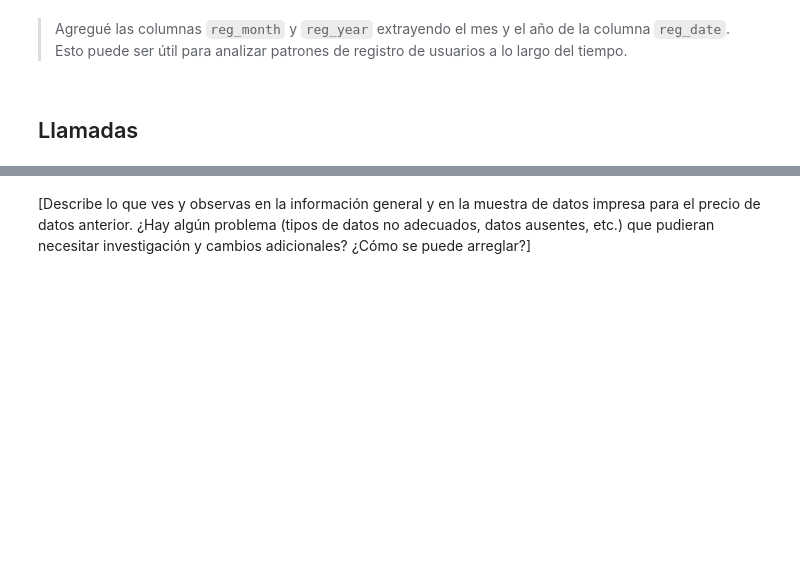
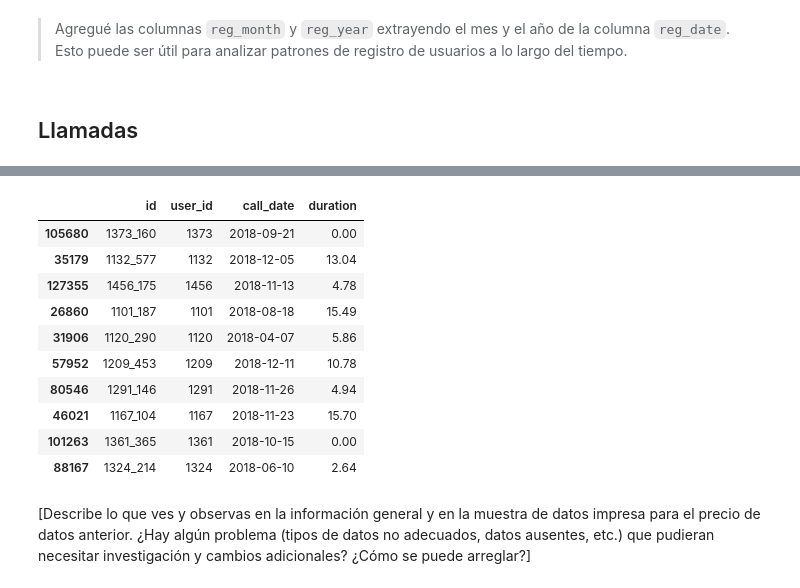
Before and after one commit to Davichobacter/data_science_tt, a Jupyter notebook: notebook.ipynb, the cells around one changed output, grey strips where cells are left out. Drawn from its saved outputs; the diff is of its cells as text; code cells hidden in the pictures; blank space fills up the shorter version.

```diff
--- a/notebook.ipynb
+++ b/notebook.ipynb
@@ -237,4 +251,18 @@ users_df.sample(5)
 # %%
 # Imprime una muestra de datos para las llamadas
+
+calls_df.sample(10)
+# %% [output]
+|  | id | user_id | call_date | duration |
+| 105680 | 1373_160 | 1373 | 2018-09-21 | 0.00 |
+| 35179 | 1132_577 | 1132 | 2018-12-05 | 13.04 |
+| 127355 | 1456_175 | 1456 | 2018-11-13 | 4.78 |
+| 26860 | 1101_187 | 1101 | 2018-08-18 | 15.49 |
+| 31906 | 1120_290 | 1120 | 2018-04-07 | 5.86 |
+| 57952 | 1209_453 | 1209 | 2018-12-11 | 10.78 |
+| 80546 | 1291_146 | 1291 | 2018-11-26 | 4.94 |
+| 46021 | 1167_104 | 1167 | 2018-11-23 | 15.70 |
+| 101263 | 1361_365 | 1361 | 2018-10-15 | 0.00 |
+| 88167 | 1324_214 | 1324 | 2018-06-10 | 2.64 |
 # %% [markdown]
 [Describe lo que ves y observas en la información general y en la muestra de datos impresa para el precio de datos anterior. ¿Hay algún problema (tipos de datos no adecuados, datos ausentes, etc.) que pudieran necesitar investigación y cambios adicionales? ¿Cómo se puede arreglar?]
```
Also changed, not shown: parts of 10 cells of this notebook.
